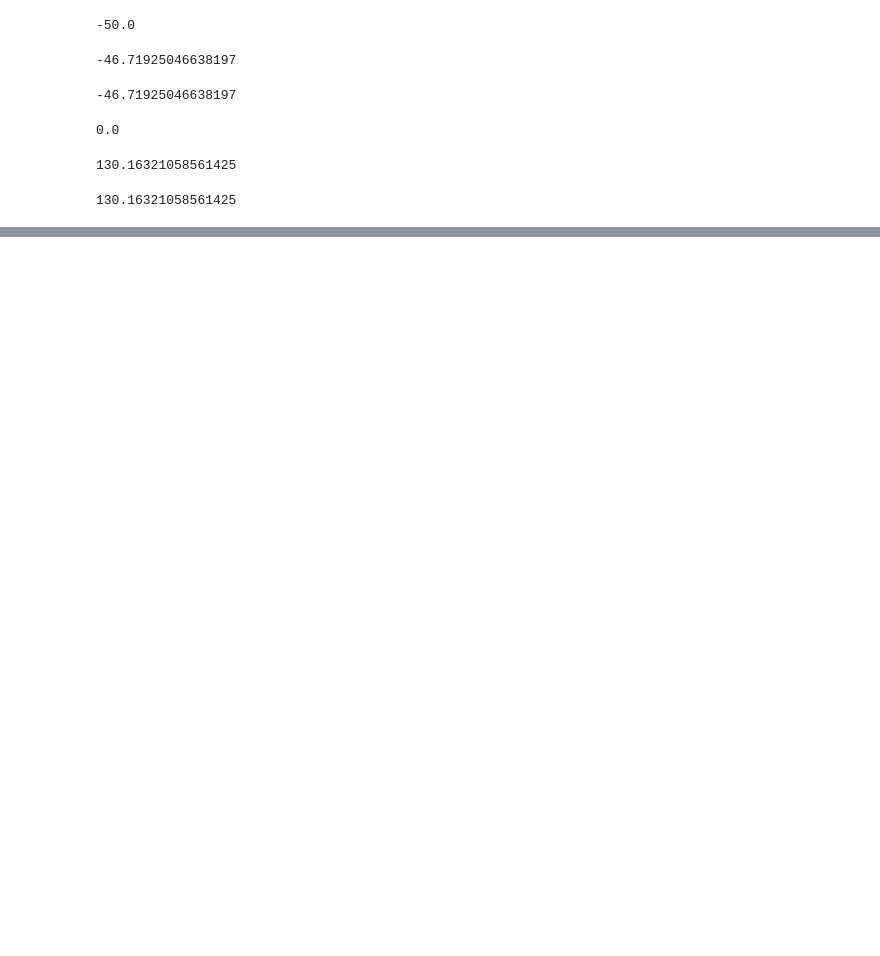
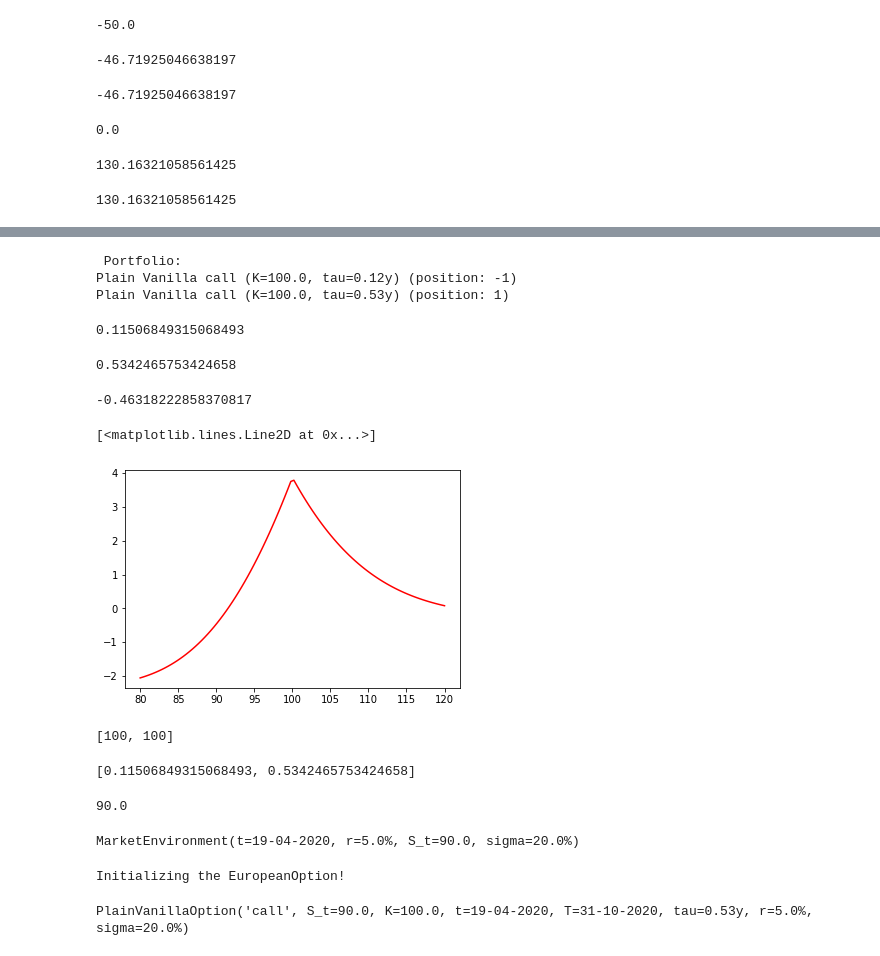
Before and after one commit to gabrielepompa88/IT-For-Business-And-Finance-2019-20, a Jupyter notebook: Notebooks/Derivatives_Analytics___Introduction_to_OOP.ipynb, the cells around one changed output, grey strips where cells are left out. Drawn from its saved outputs; the diff is of its cells as text; code cells hidden in the pictures; blank space fills up the shorter version.

```diff
--- a/Notebooks/Derivatives_Analytics___Introduction_to_OOP.ipynb
+++ b/Notebooks/Derivatives_Analytics___Introduction_to_OOP.ipynb
@@ -5015,3 +5066,46 @@ ptf.PnL(S = S_high)
+# %%
+ptf_calendar_spread = Portfolio()
+ptf_calendar_spread.add_instrument(Vanilla_Call_short_term, -1)
+ptf_calendar_spread.add_instrument(Vanilla_Call_long_term, 1)
+ptf_calendar_spread
+# %% [output]
+ Portfolio:
+Plain Vanilla call (K=100.0, tau=0.12y) (position: -1)
+Plain Vanilla call (K=100.0, tau=0.53y) (position: 1)
+# %%
+tau_short = Vanilla_Call_short_term.get_tau()
+tau_short
+# %% [output]
+0.11506849315068493
+# %%
+tau_long = Vanilla_Call_long_term.get_tau()
+tau_long
+# %% [output]
+0.5342465753424658
+# %%
+ptf_calendar_spread.PnL(S=S, tau=[0.0, tau_long-tau_short])
+# %% [output]
+-0.46318222858370817
+# %%
+s = np.linspace(80, 120, 100)
+x = ptf_calendar_spread.PnL(S=s, tau=[0.0, tau_long-tau_short])
+# %%
+plt.plot(s, x, 'r-')
+# %% [output]
+[<matplotlib.lines.Line2D at 0x...>]
+[figure, added]
+# %%
+ptf_calendar_spread.get_K()
+# %% [output]
+[100, 100]
+# %%
+ptf_calendar_spread.get_tau()
+# %% [output]
+[0.11506849315068493, 0.5342465753424658]
+# %%
+ptf_calendar_spread.get_S()
+# %% [output]
+90.0
 # %%
 class Plotter:
     """
@@ -5233,3 +5433,13 @@ class OptionPlotter(Plotter):
         # show the plot
         fig.tight_layout()
         plt.show()
+# %%
+market_env
+# %% [output]
+MarketEnvironment(t=19-04-2020, r=5.0%, S_t=90.0, sigma=20.0%)
+# %%
+Vanilla_Call_short_term = PlainVanillaOption(market_env, K=100, T="31-10-2020")
+Vanilla_Call_short_term
+# %% [output]
+Initializing the EuropeanOption!
+PlainVanillaOption('call', S_t=90.0, K=100.0, t=19-04-2020, T=31-10-2020, tau=0.53y, r=5.0%, sigma=20.0%)
```
Also changed, not shown: parts of 30 cells of this notebook.
